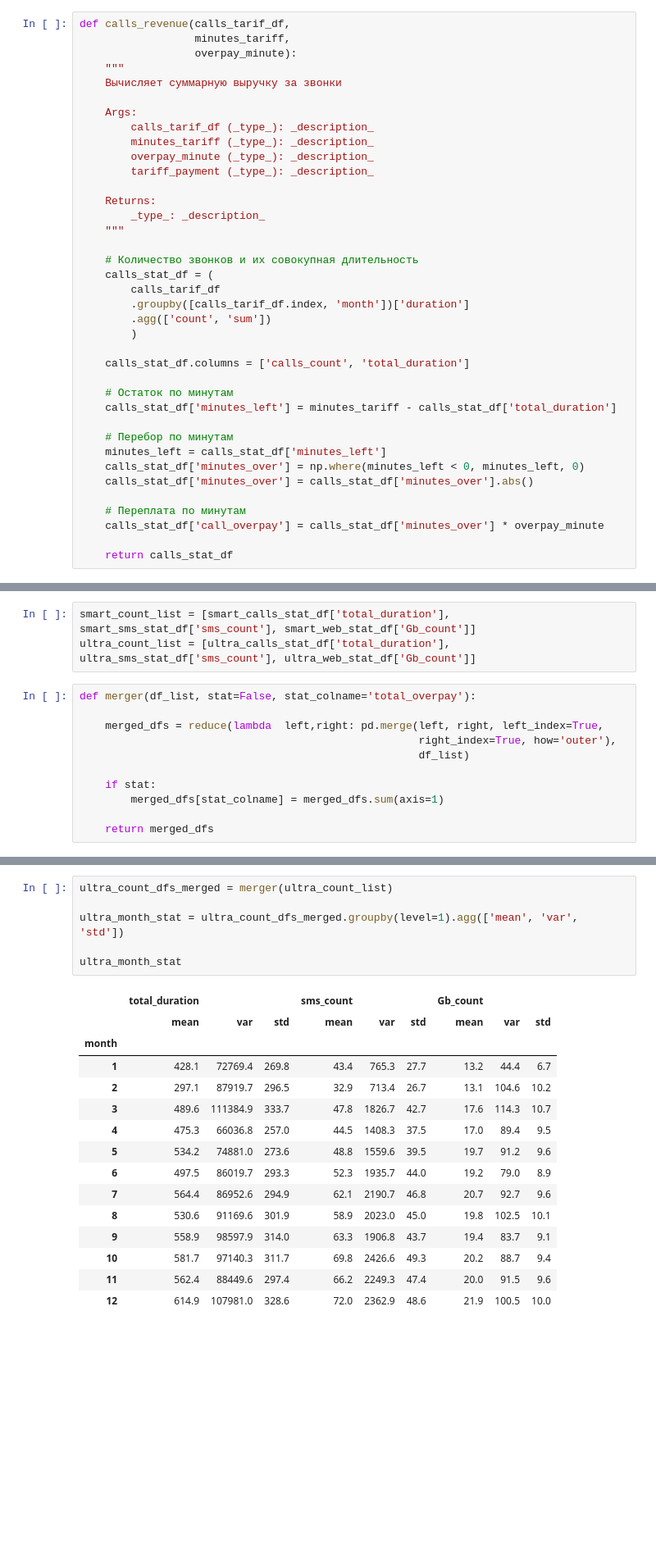
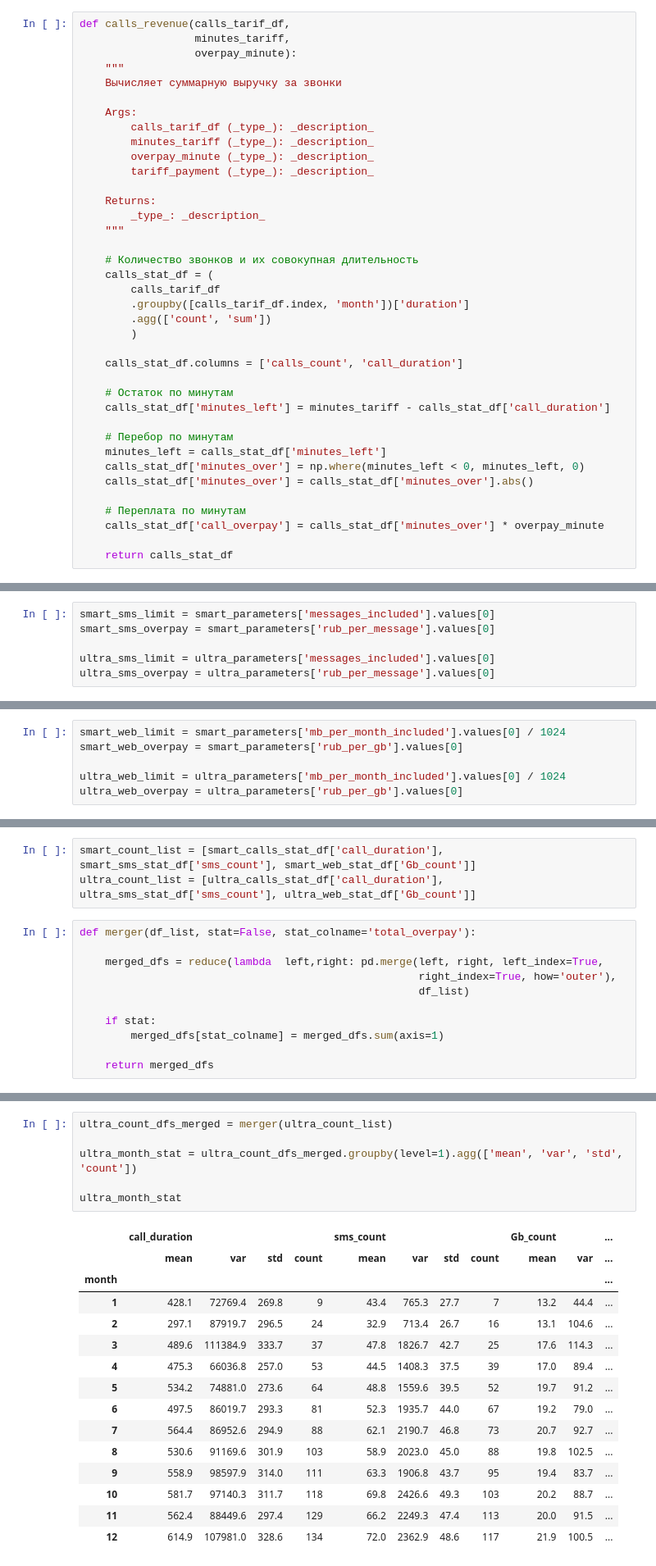
Before and after one commit to mbelveder/praktikum, a Jupyter notebook: 4_megaline/megaline.ipynb, the cells around one changed output, grey strips where cells are left out. Shown at 82% size. Cells and saved outputs as stored; diff of their text form; blank space fills up the shorter version.

```diff
--- a/4_megaline/megaline.ipynb
+++ b/4_megaline/megaline.ipynb
@@ -479,10 +465,10 @@ def calls_revenue(calls_tarif_df,
         .agg(['count', 'sum'])
         )
 
-    calls_stat_df.columns = ['calls_count', 'total_duration']
+    calls_stat_df.columns = ['calls_count', 'call_duration']
 
     # Остаток по минутам
-    calls_stat_df['minutes_left'] = minutes_tariff - calls_stat_df['total_duration']
+    calls_stat_df['minutes_left'] = minutes_tariff - calls_stat_df['call_duration']
 
     # Перебор по минутам
     minutes_left = calls_stat_df['minutes_left']
@@ -641,3 +621,9 @@ ultra_sms_overpay = 1
+# %%
+smart_sms_limit = smart_parameters['messages_included'].values[0]
+smart_sms_overpay = smart_parameters['rub_per_message'].values[0]
+
+ultra_sms_limit = ultra_parameters['messages_included'].values[0]
+ultra_sms_overpay = ultra_parameters['rub_per_message'].values[0]
 # %%
 user_sms_df = users_df[['tariff']].merge(messages_df, left_index=True, right_index=True)
 
@@ -791,3 +771,9 @@ ultra_web_overpay = 150
+# %%
+smart_web_limit = smart_parameters['mb_per_month_included'].values[0] / 1024
+smart_web_overpay = smart_parameters['rub_per_gb'].values[0]
+
+ultra_web_limit = ultra_parameters['mb_per_month_included'].values[0] / 1024
+ultra_web_overpay = ultra_parameters['rub_per_gb'].values[0]
 # %%
 user_web_df = users_df[['tariff']].merge(internet_df, left_index=True, right_index=True)
 
@@ -881,8 +868,8 @@ from functools import reduce
 smart_overpay_list = [smart_calls_stat_df['call_overpay'], smart_sms_stat_df['sms_overpay'], smart_web_stat_df['Gb_overpay']]
 ultra_overpay_list = [ultra_calls_stat_df['call_overpay'], ultra_sms_stat_df['sms_overpay'], ultra_web_stat_df['Gb_overpay']]
 # %%
-smart_count_list = [smart_calls_stat_df['total_duration'], smart_sms_stat_df['sms_count'], smart_web_stat_df['Gb_count']]
-ultra_count_list = [ultra_calls_stat_df['total_duration'], ultra_sms_stat_df['sms_count'], ultra_web_stat_df['Gb_count']]
+smart_count_list = [smart_calls_stat_df['call_duration'], smart_sms_stat_df['sms_count'], smart_web_stat_df['Gb_count']]
+ultra_count_list = [ultra_calls_stat_df['call_duration'], ultra_sms_stat_df['sms_count'], ultra_web_stat_df['Gb_count']]
 # %%
 def merger(df_list, stat=False, stat_colname='total_overpay'):
 
@@ -959,25 +953,25 @@ smart_month_stat
 # %%
 ultra_count_dfs_merged = merger(ultra_count_list)
 
-ultra_month_stat = ultra_count_dfs_merged.groupby(level=1).agg(['mean', 'var', 'std'])
+ultra_month_stat = ultra_count_dfs_merged.groupby(level=1).agg(['mean', 'var', 'std', 'count'])
 
 ultra_month_stat
 # %% [output]
-|  | total_duration |  |  | sms_count |  |  | Gb_count |  |  |
-|  | mean | var | std | mean | var | std | mean | var | std |
-| month |  |  |  |  |  |  |  |  |  |
-| 1 | 428.1 | 72769.4 | 269.8 | 43.4 | 765.3 | 27.7 | 13.2 | 44.4 | 6.7 |
-| 2 | 297.1 | 87919.7 | 296.5 | 32.9 | 713.4 | 26.7 | 13.1 | 104.6 | 10.2 |
-| 3 | 489.6 | 111384.9 | 333.7 | 47.8 | 1826.7 | 42.7 | 17.6 | 114.3 | 10.7 |
-| 4 | 475.3 | 66036.8 | 257.0 | 44.5 | 1408.3 | 37.5 | 17.0 | 89.4 | 9.5 |
-| 5 | 534.2 | 74881.0 | 273.6 | 48.8 | 1559.6 | 39.5 | 19.7 | 91.2 | 9.6 |
-| 6 | 497.5 | 86019.7 | 293.3 | 52.3 | 1935.7 | 44.0 | 19.2 | 79.0 | 8.9 |
-| 7 | 564.4 | 86952.6 | 294.9 | 62.1 | 2190.7 | 46.8 | 20.7 | 92.7 | 9.6 |
-| 8 | 530.6 | 91169.6 | 301.9 | 58.9 | 2023.0 | 45.0 | 19.8 | 102.5 | 10.1 |
-| 9 | 558.9 | 98597.9 | 314.0 | 63.3 | 1906.8 | 43.7 | 19.4 | 83.7 | 9.1 |
-| 10 | 581.7 | 97140.3 | 311.7 | 69.8 | 2426.6 | 49.3 | 20.2 | 88.7 | 9.4 |
-| 11 | 562.4 | 88449.6 | 297.4 | 66.2 | 2249.3 | 47.4 | 20.0 | 91.5 | 9.6 |
-| 12 | 614.9 | 107981.0 | 328.6 | 72.0 | 2362.9 | 48.6 | 21.9 | 100.5 | 10.0 |
+|  | call_duration |  |  |  | sms_count |  |  |  | Gb_count |  | ... |
+|  | mean | var | std | count | mean | var | std | count | mean | var | ... |
+| month |  |  |  |  |  |  |  |  |  |  | ... |
+| 1 | 428.1 | 72769.4 | 269.8 | 9 | 43.4 | 765.3 | 27.7 | 7 | 13.2 | 44.4 | ... |
+| 2 | 297.1 | 87919.7 | 296.5 | 24 | 32.9 | 713.4 | 26.7 | 16 | 13.1 | 104.6 | ... |
+| 3 | 489.6 | 111384.9 | 333.7 | 37 | 47.8 | 1826.7 | 42.7 | 25 | 17.6 | 114.3 | ... |
+| 4 | 475.3 | 66036.8 | 257.0 | 53 | 44.5 | 1408.3 | 37.5 | 39 | 17.0 | 89.4 | ... |
+| 5 | 534.2 | 74881.0 | 273.6 | 64 | 48.8 | 1559.6 | 39.5 | 52 | 19.7 | 91.2 | ... |
+| 6 | 497.5 | 86019.7 | 293.3 | 81 | 52.3 | 1935.7 | 44.0 | 67 | 19.2 | 79.0 | ... |
+| 7 | 564.4 | 86952.6 | 294.9 | 88 | 62.1 | 2190.7 | 46.8 | 73 | 20.7 | 92.7 | ... |
+| 8 | 530.6 | 91169.6 | 301.9 | 103 | 58.9 | 2023.0 | 45.0 | 88 | 19.8 | 102.5 | ... |
+| 9 | 558.9 | 98597.9 | 314.0 | 111 | 63.3 | 1906.8 | 43.7 | 95 | 19.4 | 83.7 | ... |
+| 10 | 581.7 | 97140.3 | 311.7 | 118 | 69.8 | 2426.6 | 49.3 | 103 | 20.2 | 88.7 | ... |
+| 11 | 562.4 | 88449.6 | 297.4 | 129 | 66.2 | 2249.3 | 47.4 | 113 | 20.0 | 91.5 | ... |
+| 12 | 614.9 | 107981.0 | 328.6 | 134 | 72.0 | 2362.9 | 48.6 | 117 | 21.9 | 100.5 | ... |
 # %%
 fig, (ax1, ax2, ax3) = plt.subplots(3, 1, figsize=(10,15), sharex=True)
 
```
Also changed, not shown: parts of 21 cells of this notebook.
